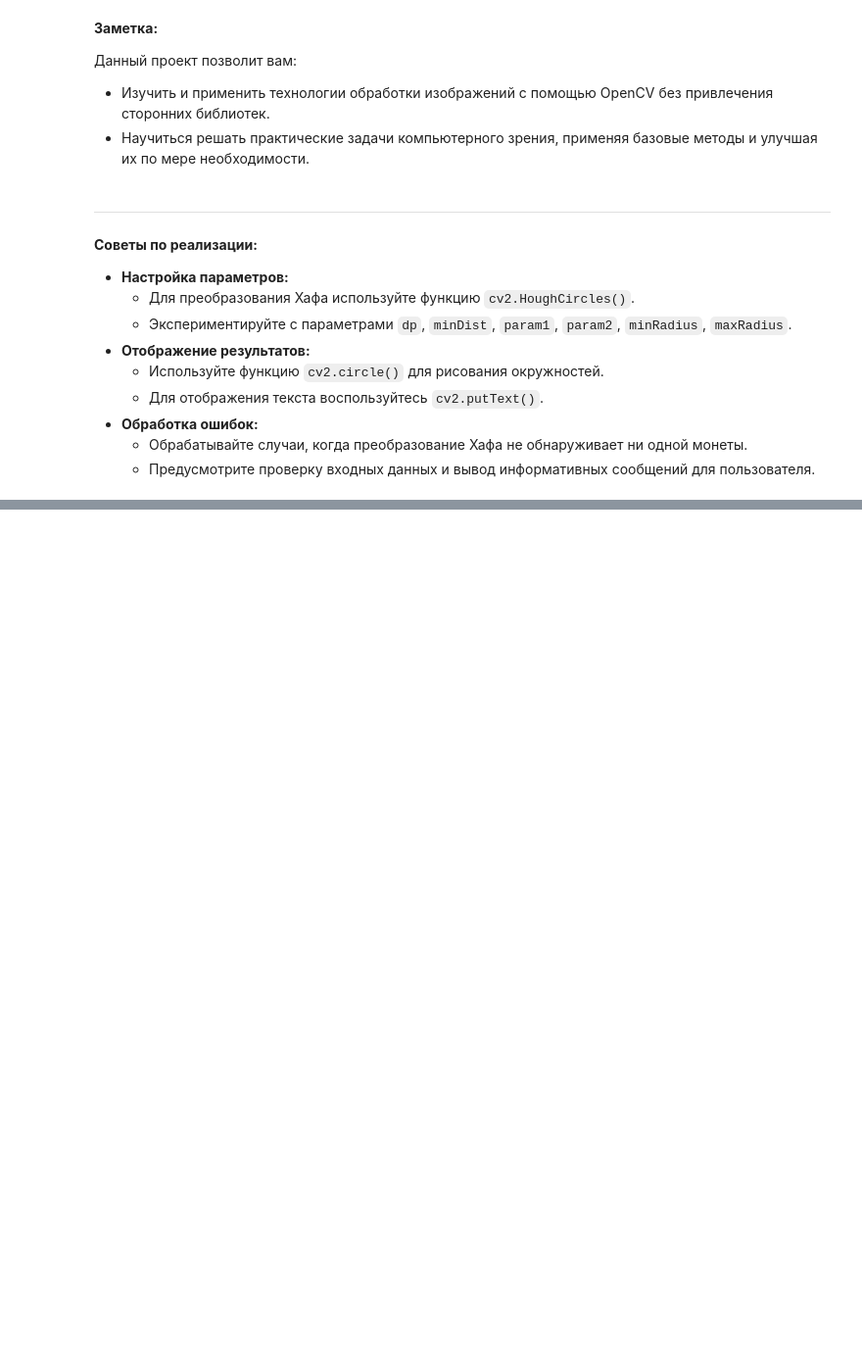
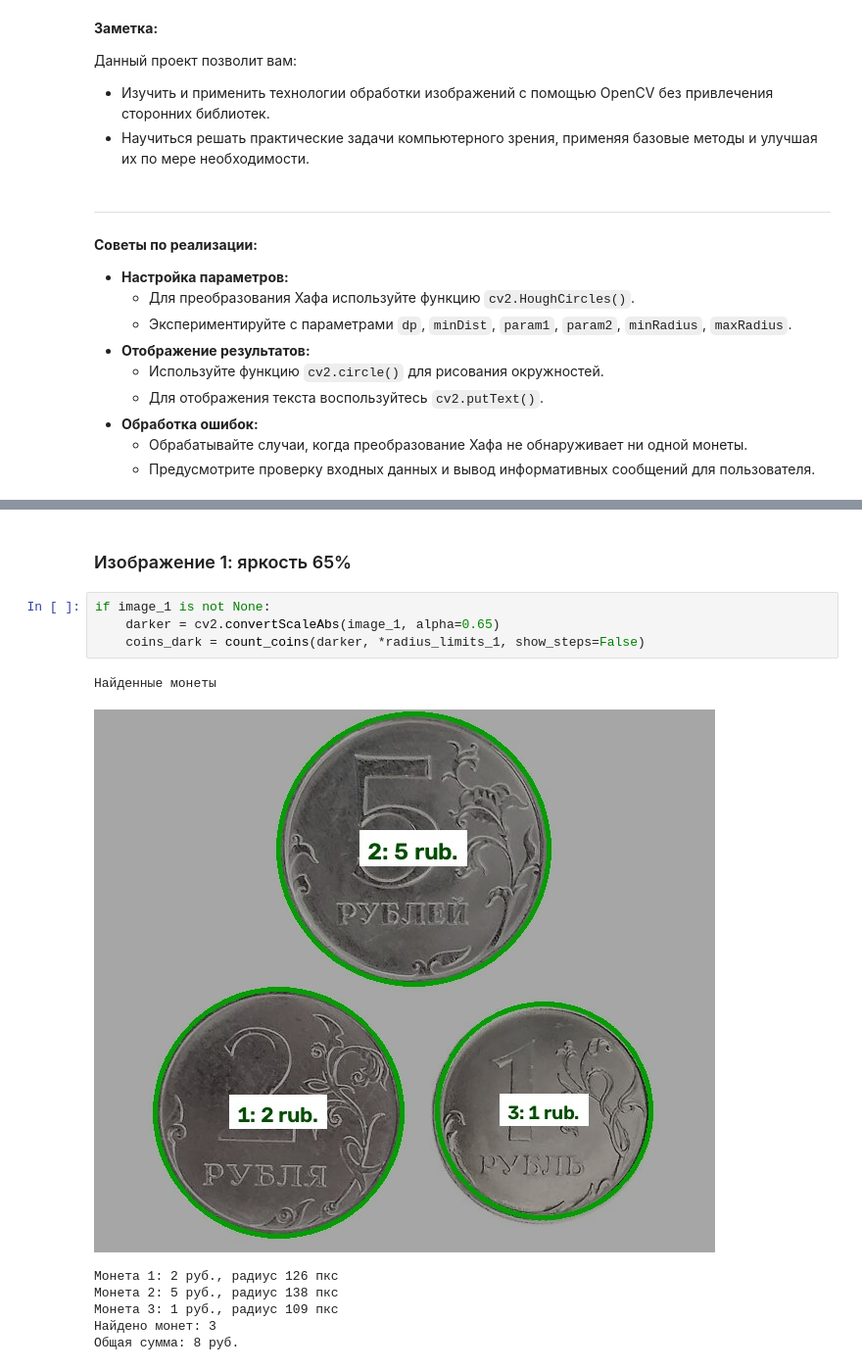
Before and after one commit to German121/image_processing, a Jupyter notebook: Задание 3/3.ipynb, the cells around one changed output, grey strips where cells are left out. Shown at 98% size. Saved outputs shown, nothing was run; the diff lists cells and outputs as text; blank space fills up the shorter version.

```diff
--- a/Задание 3/3.ipynb
+++ b/Задание 3/3.ipynb
@@ -308,0 +255,14 @@ else:
+# %% [markdown]
+### Изображение 1: яркость 65%
+# %%
+if image_1 is not None:
+    darker = cv2.convertScaleAbs(image_1, alpha=0.65)
+    coins_dark = count_coins(darker, *radius_limits_1, show_steps=False)
+# %% [output]
+Найденные монеты
+[figure, added]
+Монета 1: 2 руб., радиус 126 пкс
+Монета 2: 5 руб., радиус 138 пкс
+Монета 3: 1 руб., радиус 109 пкс
+Найдено монет: 3
+Общая сумма: 8 руб.
```
Also changed, not shown: parts of 19 cells of this notebook, 2 other files.
